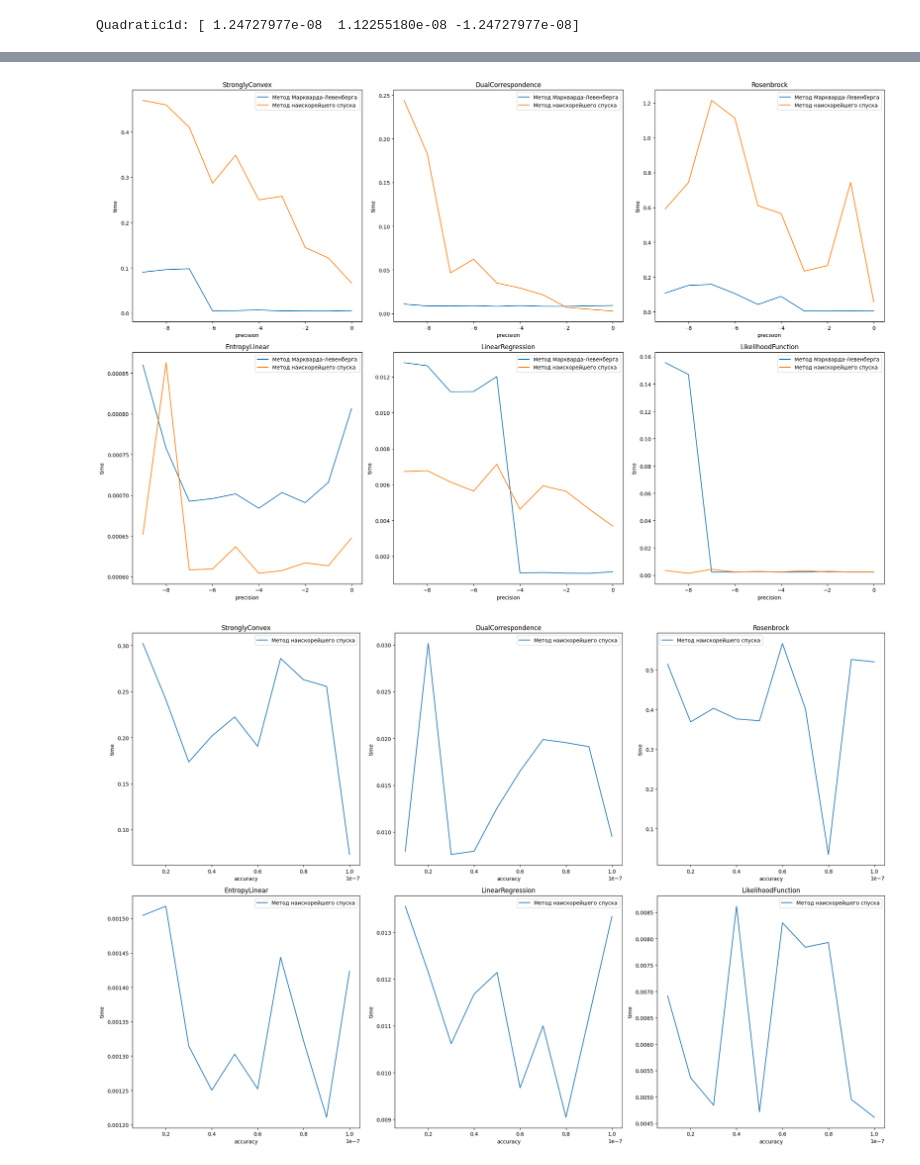
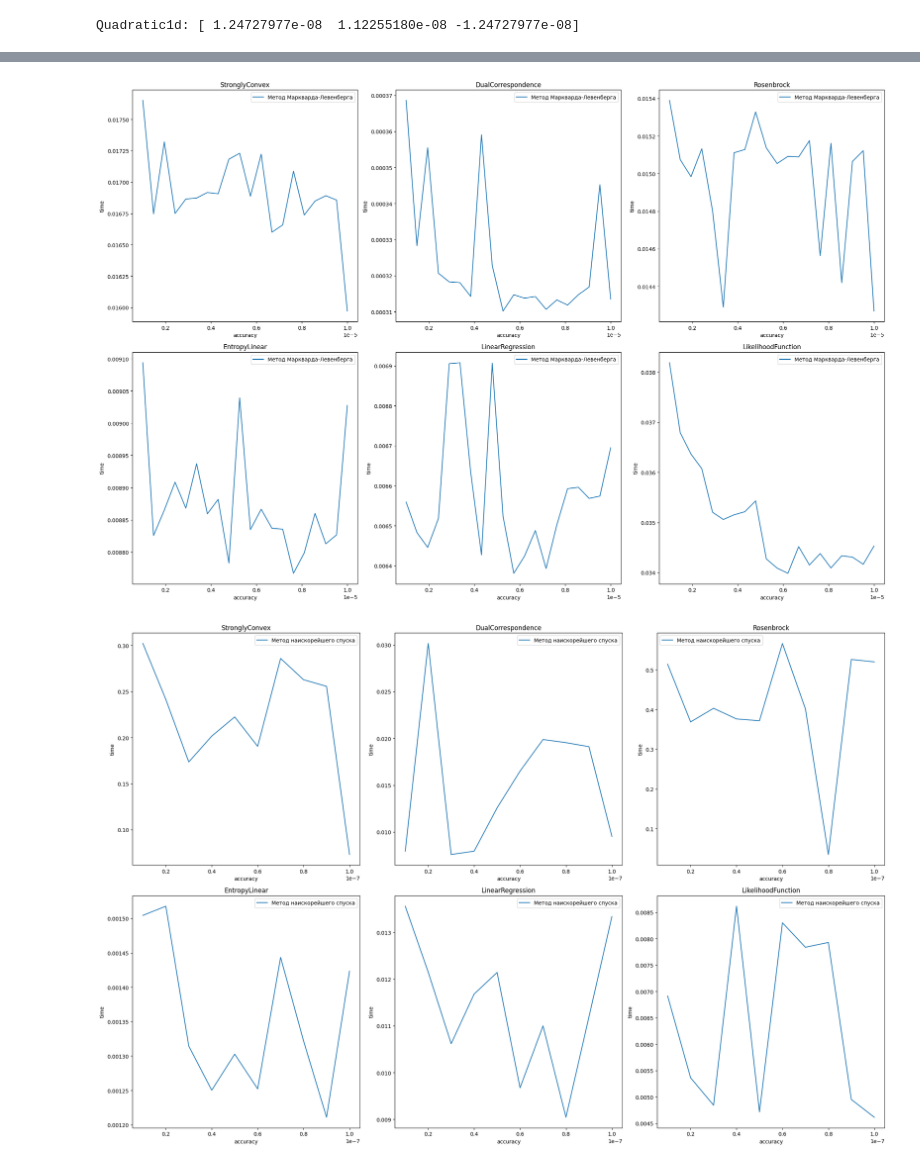
Before and after one commit to fallra1n/math-optimization, a Jupyter notebook: hw-2/OPTI_2.ipynb, the cells around one changed output, grey strips where cells are left out. Drawn from its saved outputs; the diff is of its cells as text; code cells hidden in the pictures.

```diff
--- a/hw-2/OPTI_2.ipynb
+++ b/hw-2/OPTI_2.ipynb
@@ -159,16 +159,19 @@ def levenberg_markvatd2(
 
     for _ in range(max_steps):
         grad_f = ag.grad(f, argnum=0)(x_old, param_list)
+        if agnp.linalg.norm(grad_f) < eps:
+            return x_old
+
         H = hessian(lambda args: f(args, param_list), x_old)
-        sk = agnp.linalg.inv(H + alpha * agnp.eye(x_len)) @ grad_f
-        x_new = agnp.copy(x_old - sk)
-        if f(x_new, param_list) < f(x_old, param_list):
-            alpha /= 2
-        else:
-            alpha *= 2
 
-        if agnp.linalg.norm(x_new - x_old) < eps:
-            return x_new
+        while True:
+            sk = agnp.linalg.inv(H + alpha * agnp.eye(x_len)) @ grad_f
+            x_new = agnp.copy(x_old - sk)
+            if f(x_new, param_list) < f(x_old, param_list):
+                alpha /= 2
+                break
+            else:
+                alpha *= 2
 
         x_old = agnp.copy(x_new)
 
@@ -435,49 +441,57 @@ plt.show()
 fig, axs = plt.subplots(nrows=2, ncols=3, figsize=(21, 14))  # figsize=(ширина, высота)
 plt.tight_layout(pad=8.0)
 
-dim = 10
-steps = 1000
-prec_list = [2 ** (-i) for i in range(10)]
-log_prec_list = [math.log2(prec_list[i]) for i in range(len(prec_list))]
+dim = 1
+steps = 100000
+prec_list = np.linspace(10 ** (-6), 10 ** (-5), 20)
 
 Lst_y_lev = []
 Lst_x_lev = []
 Lst_y_fast = []
 Lst_x_fast = []
 
 for i in range(number_of_func):
     Lst_y_lev.append([])
-    Lst_y_fast.append([])
     Lst_x_lev.append([])
-    Lst_x_fast.append([])
     for prec in prec_list:
         start_time = time.time()
         x0, param_list = param_gen[i](dim)
         max_steps, eps = steps, prec
         result = levenberg_markvatd2(function_list[i], param_list, x0, max_steps, eps)
         end_time = time.time()
         Lst_y_lev[i].append(end_time - start_time)
-        start_time = time.time()
-        result = the_fastest_descent(function_list[i], param_list, x0, max_steps, eps)
-        end_time = time.time()
-        Lst_y_fast[i].append(end_time - start_time)
+        if end_time - start_time > 10:
+            break
+
+# for i in range(number_of_func):
+#     Lst_y_fast.append([])
+#     Lst_x_fast.append([])
+#     for prec in prec_list:
+#         x0, param_list = param_gen[i](dim)
+#         max_steps, eps = steps, prec
+#         start_time = time.time()
+#         result = the_fastest_descent(function_list[i], param_list, x0, max_steps, eps)
+#         end_time = time.time()
+#         Lst_y_fast[i].append(end_time - start_time)
+#         if end_time - start_time > 10:
+#             break
 
 
 for i in range(2):
     for j in range(3):
         ind = i * 3 + j
-        axs[i, j].plot(log_prec_list, Lst_y_lev[ind], label='Метод Маркварда-Левенберга')
-        axs[i, j].plot(log_prec_list, Lst_y_fast[ind], label='Метод наискорейшего спуска')
+        axs[i, j].plot(prec_list, Lst_y_lev[ind], label='Метод Маркварда-Левенберга')
+        # axs[i, j].plot(log_prec_list, Lst_y_fast[ind], label='Метод наискорейшего спуска')
         axs[i, j].set_title(func_name_list[ind])
-        axs[i, j].set_xlabel('precision')
+        axs[i, j].set_xlabel('accuracy')
         axs[i, j].set_ylabel('time')
         axs[i, j].legend()
 
 
 plt.tight_layout()
 plt.show()
 # %% [output]
-[figure, old version]
+[figure, new version]
 # %%
 fig, axs = plt.subplots(nrows=2, ncols=3, figsize=(21, 14))  # figsize=(ширина, высота)
 plt.tight_layout(pad=8.0)
```
Also changed, not shown: parts of 4 cells of this notebook.
